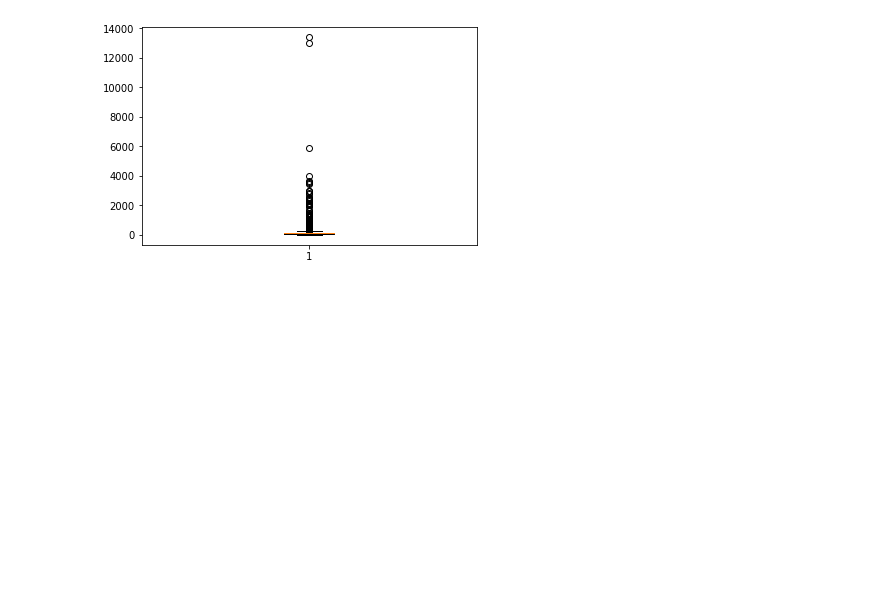
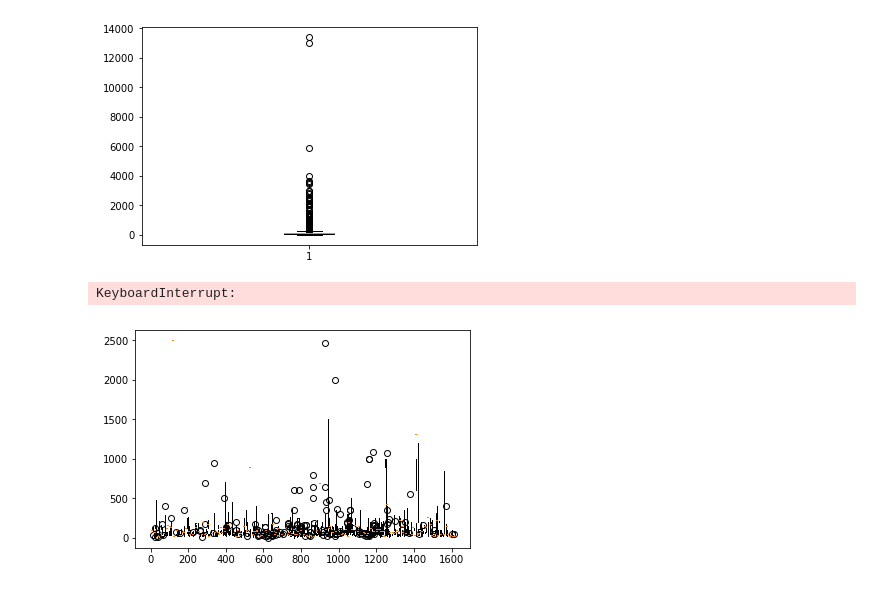
Before and after one commit to varunvarghese/ml1030, a Jupyter notebook: EDA.ipynb, the cells around one changed output. Cells and saved outputs as stored; diff of their text form; code cells hidden in the pictures; blank space fills up the shorter version.

```diff
--- a/EDA.ipynb
+++ b/EDA.ipynb
@@ -8,0 +59,2 @@ li = pd.read_csv("../data/listings.csv")
+# %%
+li.drop(columns=["experiences_offered"], inplace=True)
@@ -9,5 +85,7 @@ li = pd.read_csv("../data/listings.csv")
 # %%
 price = li['price'].astype("str").map(lambda x: x.replace("$","")).map(lambda x: x.replace(",","")).astype("float64")
+# %%
+li["price"] = price
 # %%
 plt.hist(price, 100)
 plt.show()
@@ -18,3 +96,8 @@ plt.boxplot(price)
 plt.show()
 # %% [output]
 [figure]
+# %%
+li.boxplot(column='price', by='zipcode')
+# %% [output]
+KeyboardInterrupt:
+[figure, added]
```
Also changed, not shown: parts of 8 cells of this notebook.
